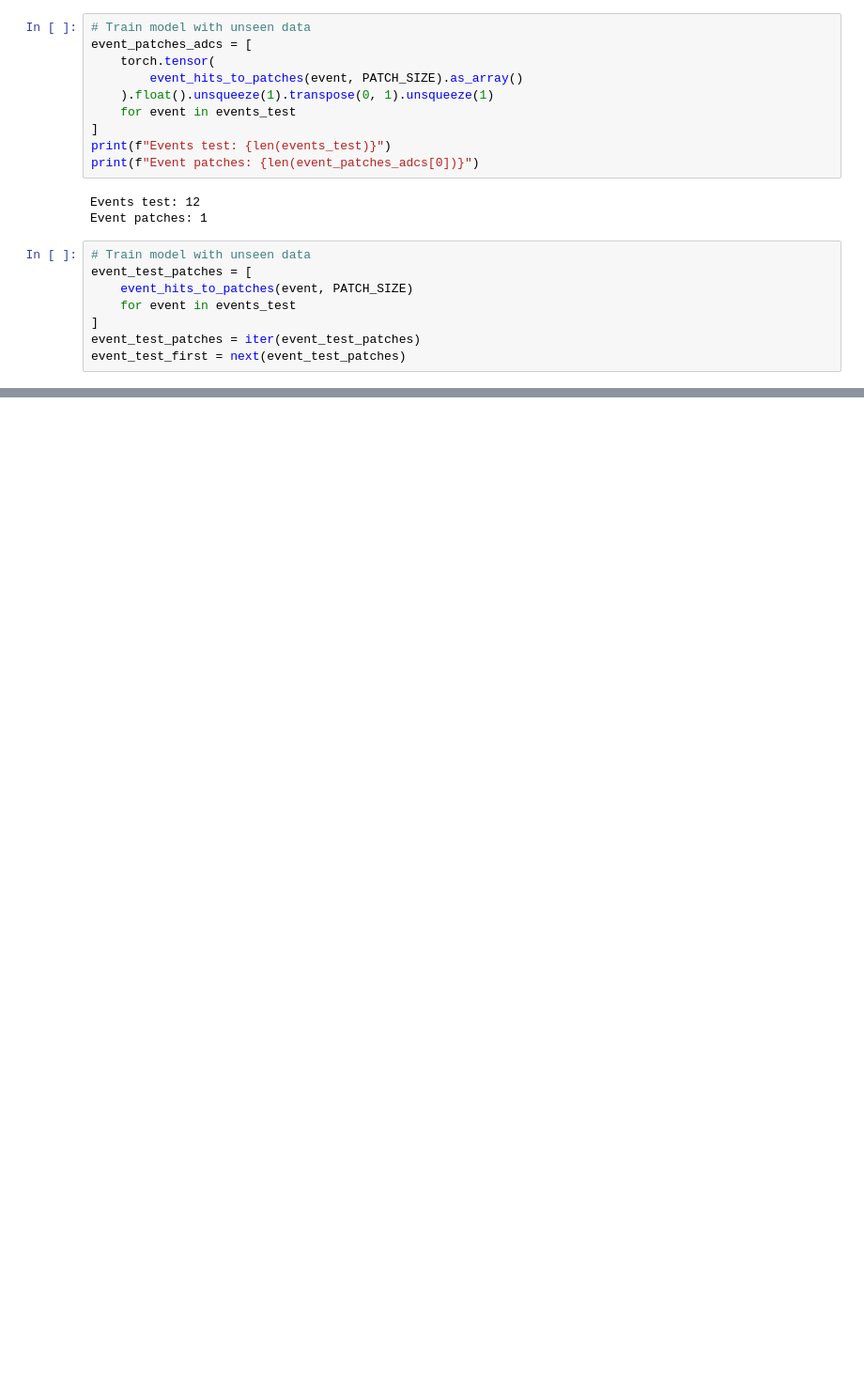
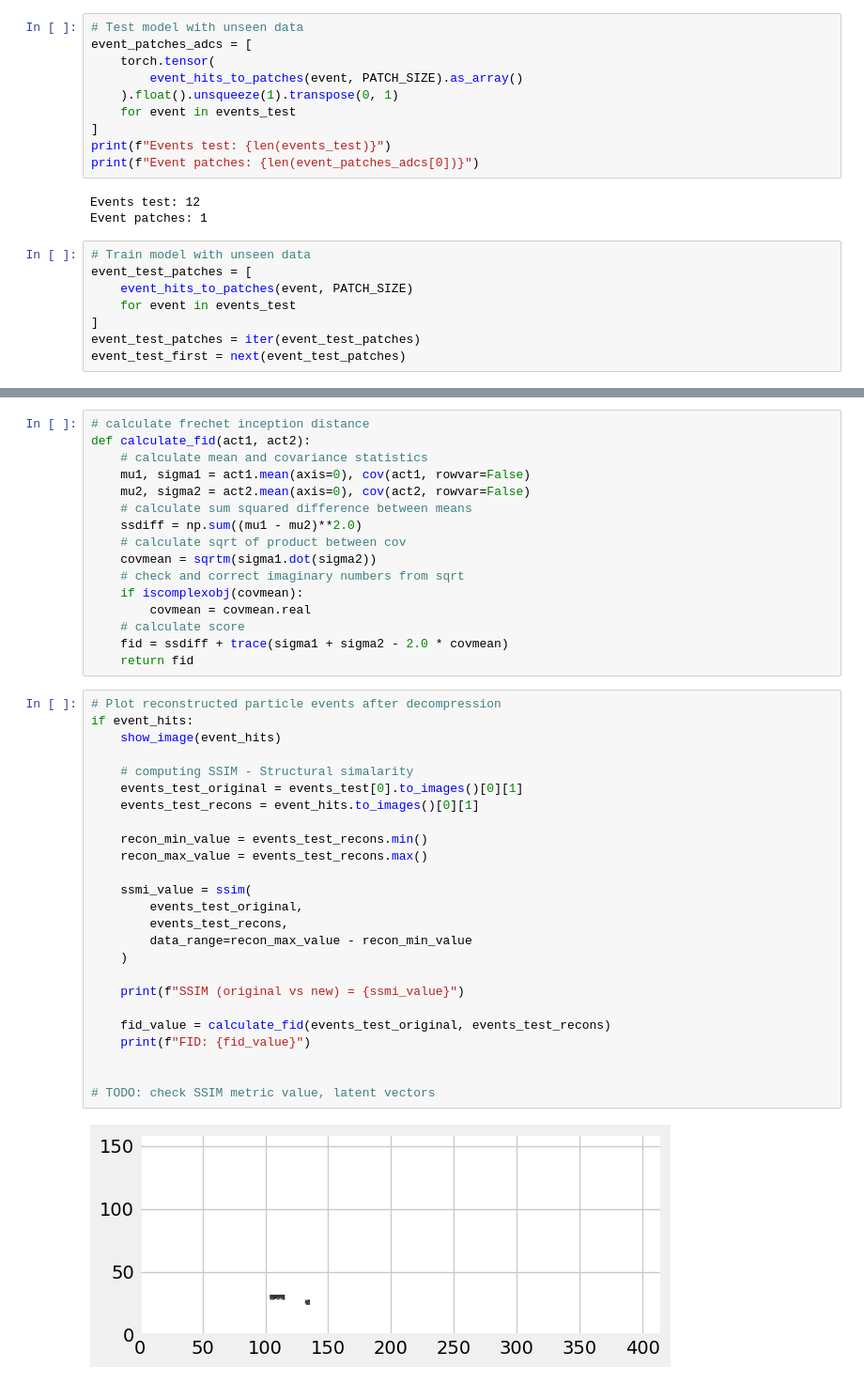
Before and after one commit to pauliusB20/vq-vae-experiments, a Jupyter notebook: cms_particle_hits/main.ipynb, the cells around one changed output, grey strips where cells are left out. Shown at 94% size. Saved outputs shown, nothing was run; the diff lists cells and outputs as text; blank space fills up the shorter version.

```diff
--- a/cms_particle_hits/main.ipynb
+++ b/cms_particle_hits/main.ipynb
@@ -492,11 +644,11 @@ Printing average loss
 # %%
 torch.save(model.state_dict(), "vq_vae_pileup.pth")
 # %%
-# Train model with unseen data
+# Test model with unseen data
 event_patches_adcs = [
     torch.tensor(
         event_hits_to_patches(event, PATCH_SIZE).as_array()
-    ).float().unsqueeze(1).transpose(0, 1).unsqueeze(1)
+    ).float().unsqueeze(1).transpose(0, 1)
     for event in events_test
 ]
 print(f"Events test: {len(events_test)}")
@@ -563,0 +729,43 @@ if event_hits:
+# %%
+# calculate frechet inception distance
+def calculate_fid(act1, act2):
+	# calculate mean and covariance statistics
+	mu1, sigma1 = act1.mean(axis=0), cov(act1, rowvar=False)
+	mu2, sigma2 = act2.mean(axis=0), cov(act2, rowvar=False)
+	# calculate sum squared difference between means
+	ssdiff = np.sum((mu1 - mu2)**2.0)
+	# calculate sqrt of product between cov
+	covmean = sqrtm(sigma1.dot(sigma2))
+	# check and correct imaginary numbers from sqrt
+	if iscomplexobj(covmean):
+		covmean = covmean.real
+	# calculate score
+	fid = ssdiff + trace(sigma1 + sigma2 - 2.0 * covmean)
+	return fid
+# %%
+# Plot reconstructed particle events after decompression
+if event_hits:
+    show_image(event_hits)
+
+    # computing SSIM - Structural simalarity
+    events_test_original = events_test[0].to_images()[0][1]
+    events_test_recons = event_hits.to_images()[0][1]
+
+    recon_min_value = events_test_recons.min()
+    recon_max_value = events_test_recons.max()
+
+    ssmi_value = ssim(
+        events_test_original,
+        events_test_recons,
+        data_range=recon_max_value - recon_min_value
+    )
+
+    print(f"SSIM (original vs new) = {ssmi_value}")
+
+    fid_value = calculate_fid(events_test_original, events_test_recons)
+    print(f"FID: {fid_value}")
+
+
+# TODO: check SSIM metric value, latent vectors
+# %% [output]
+[figure, added]
```
Also changed, not shown: parts of 40 cells of this notebook, 1 other file.
